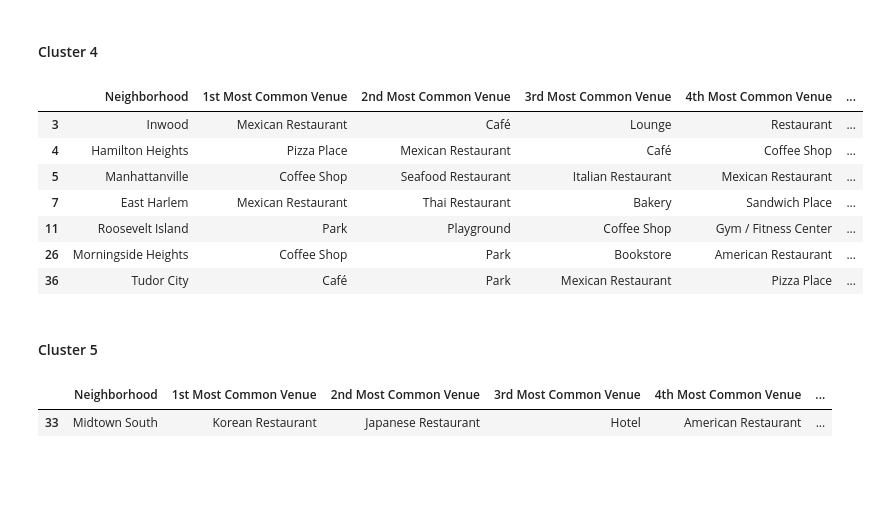
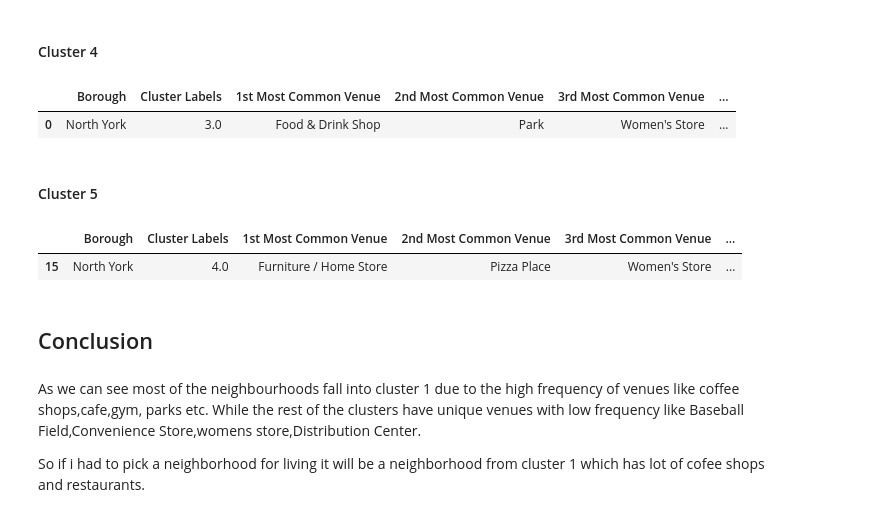
Before and after one commit to harsha8745/Coursera_Capstone, a Jupyter notebook: Segmenting_and_Clustering_Neighborhoods_in_Toronto.ipynb, the cells around one changed output. Cells and saved outputs as stored; diff of their text form; code cells hidden in the pictures; blank space fills up the shorter version.

```diff
--- a/Segmenting_and_Clustering_Neighborhoods_in_Toronto.ipynb
+++ b/Segmenting_and_Clustering_Neighborhoods_in_Toronto.ipynb
@@ -598,6 +598,6 @@ Lets run _k_-means to cluster the neighborhood into 3 clusters.
 # %%
 # set number of clusters
-kclusters = 3
+kclusters = 5
 
 north_york_grouped_clustering = north_york_grouped.drop('Neighborhood', 1)
 
@@ -663,0 +664,3 @@ Name: Cluster Labels, dtype: int64
+# %%
+#removing rows with nan values
+north_york_merged.dropna(axis=0,inplace=True)
@@ -744,20 +746,20 @@ manhattan_merged.loc[manhattan_merged['Cluster Labels'] == 2, manhattan_merged.c
 # %% [markdown]
 #### Cluster 4
 # %%
-manhattan_merged.loc[manhattan_merged['Cluster Labels'] == 3, manhattan_merged.columns[[1] + list(range(5, manhattan_merged.shape[1]))]]
+north_york_merged.loc[north_york_merged['Cluster Labels'] == 3, north_york_merged.columns[[1] + list(range(5, north_york_merged.shape[1]))]]
 # %% [output]
-|  | Neighborhood | 1st Most Common Venue | 2nd Most Common Venue | 3rd Most Common Venue | 4th Most Common Venue | ... |
-| 3 | Inwood | Mexican Restaurant | Café | Lounge | Restaurant | ... |
-| 4 | Hamilton Heights | Pizza Place | Mexican Restaurant | Café | Coffee Shop | ... |
-| 5 | Manhattanville | Coffee Shop | Seafood Restaurant | Italian Restaurant | Mexican Restaurant | ... |
-| 7 | East Harlem | Mexican Restaurant | Thai Restaurant | Bakery | Sandwich Place | ... |
-| 11 | Roosevelt Island | Park | Playground | Coffee Shop | Gym / Fitness Center | ... |
-| 26 | Morningside Heights | Coffee Shop | Park | Bookstore | American Restaurant | ... |
-| 36 | Tudor City | Café | Park | Mexican Restaurant | Pizza Place | ... |
+|  | Borough | Cluster Labels | 1st Most Common Venue | 2nd Most Common Venue | 3rd Most Common Venue | ... |
+| 0 | North York | 3.0 | Food & Drink Shop | Park | Women's Store | ... |
 # %% [markdown]
 #### Cluster 5
 # %%
-manhattan_merged.loc[manhattan_merged['Cluster Labels'] == 4, manhattan_merged.columns[[1] + list(range(5, manhattan_merged.shape[1]))]]
+north_york_merged.loc[north_york_merged['Cluster Labels'] == 4, north_york_merged.columns[[1] + list(range(5, north_york_merged.shape[1]))]]
 # %% [output]
-|  | Neighborhood | 1st Most Common Venue | 2nd Most Common Venue | 3rd Most Common Venue | 4th Most Common Venue | ... |
-| 33 | Midtown South | Korean Restaurant | Japanese Restaurant | Hotel | American Restaurant | ... |
+|  | Borough | Cluster Labels | 1st Most Common Venue | 2nd Most Common Venue | 3rd Most Common Venue | ... |
+| 15 | North York | 4.0 | Furniture / Home Store | Pizza Place | Women's Store | ... |
+# %% [markdown]
+## Conclusion
+# %% [markdown]
+As we can see most of the neighbourhoods fall into cluster 1 due to the high frequency of venues like coffee shops,cafe,gym, parks etc. While the rest of the clusters have unique venues with low frequency like Baseball Field,Convenience Store,womens store,Distribution Center.
+
+So if i had to pick a neighborhood for living it will be a neighborhood from cluster 1 which has lot of cofee shops and restaurants.
```
Also changed, not shown: parts of 12 cells of this notebook.
